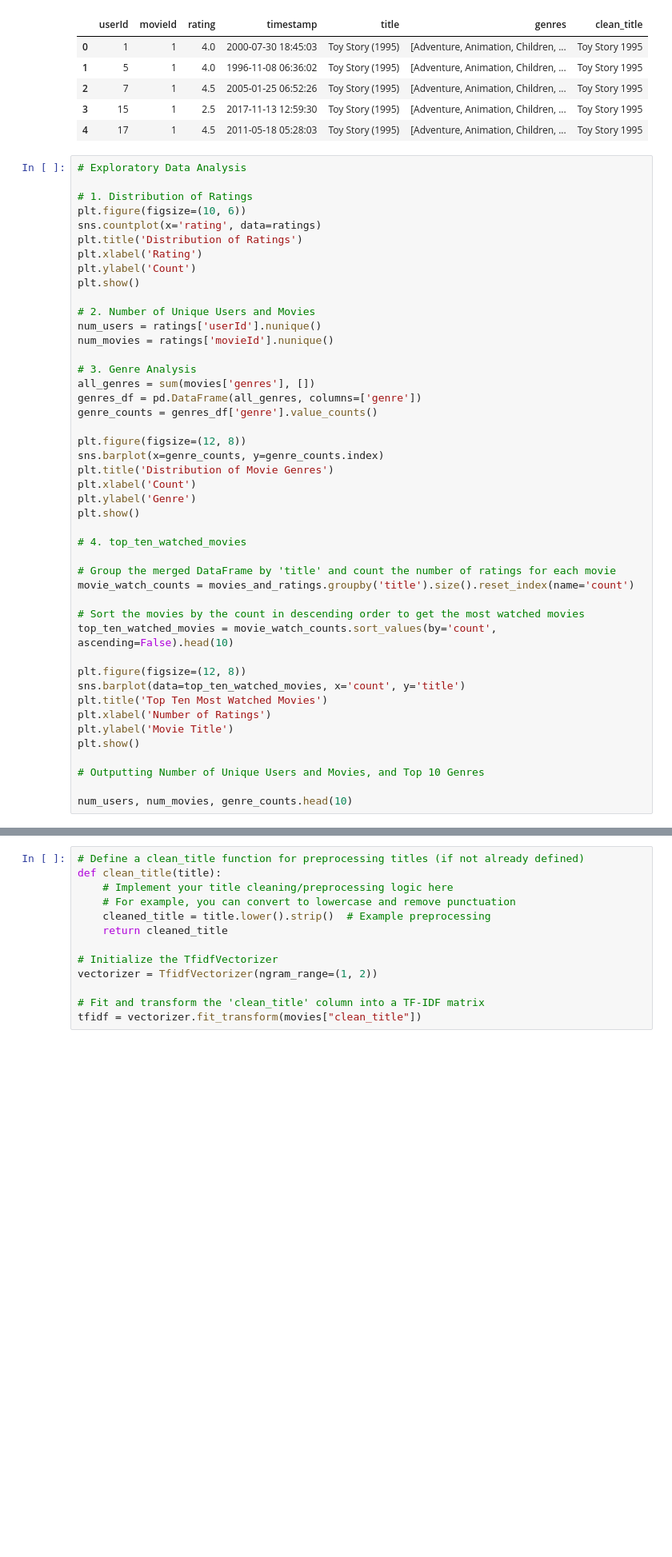
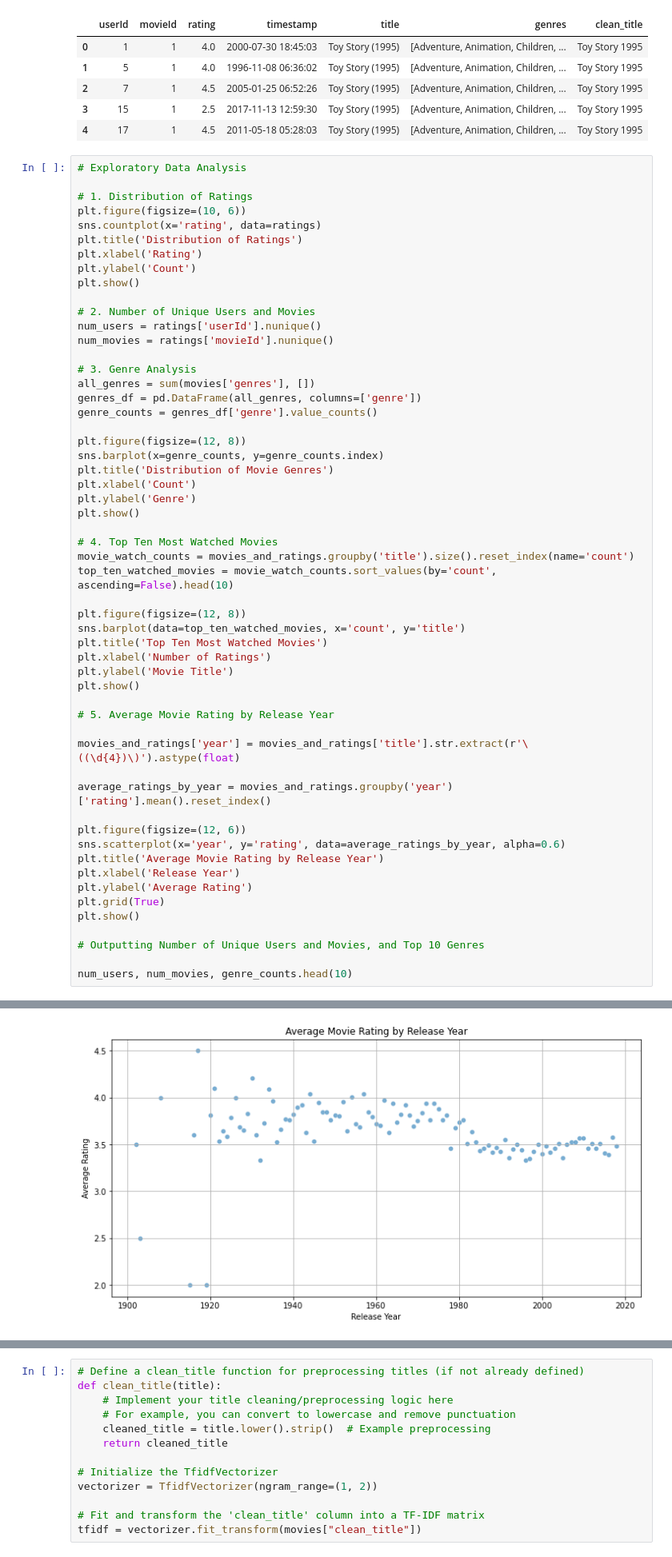
Before and after one commit to omulei/Movie_Recommender_System, a Jupyter notebook: Phase 4 project.ipynb, the cells around one changed output, grey strips where cells are left out. Shown at 80% size. Saved outputs shown, nothing was run; the diff lists cells and outputs as text; blank space fills up the shorter version.

```diff
--- a/Phase 4 project.ipynb
+++ b/Phase 4 project.ipynb
@@ -290,38 +290,49 @@ num_movies = ratings['movieId'].nunique()
 
 # 3. Genre Analysis
 all_genres = sum(movies['genres'], [])
 genres_df = pd.DataFrame(all_genres, columns=['genre'])
 genre_counts = genres_df['genre'].value_counts()
 
 plt.figure(figsize=(12, 8))
 sns.barplot(x=genre_counts, y=genre_counts.index)
 plt.title('Distribution of Movie Genres')
 plt.xlabel('Count')
 plt.ylabel('Genre')
 plt.show()
 
-# 4. top_ten_watched_movies
-
-# Group the merged DataFrame by 'title' and count the number of ratings for each movie
+# 4. Top Ten Most Watched Movies
 movie_watch_counts = movies_and_ratings.groupby('title').size().reset_index(name='count')
-
-# Sort the movies by the count in descending order to get the most watched movies
 top_ten_watched_movies = movie_watch_counts.sort_values(by='count', ascending=False).head(10)
 
 plt.figure(figsize=(12, 8))
 sns.barplot(data=top_ten_watched_movies, x='count', y='title')
 plt.title('Top Ten Most Watched Movies')
 plt.xlabel('Number of Ratings')
 plt.ylabel('Movie Title')
 plt.show()
 
+# 5. Average Movie Rating by Release Year
+
+movies_and_ratings['year'] = movies_and_ratings['title'].str.extract(r'\((\d{4})\)').astype(float)
+
+average_ratings_by_year = movies_and_ratings.groupby('year')['rating'].mean().reset_index()
+
+plt.figure(figsize=(12, 6))
+sns.scatterplot(x='year', y='rating', data=average_ratings_by_year, alpha=0.6)
+plt.title('Average Movie Rating by Release Year')
+plt.xlabel('Release Year')
+plt.ylabel('Average Rating')
+plt.grid(True)
+plt.show()
+
 # Outputting Number of Unique Users and Movies, and Top 10 Genres
 
 num_users, num_movies, genre_counts.head(10)
 # %% [output]
 [figure]
 [figure]
 [figure]
+[figure, added]
 (610,
  9724,
  Drama        4361
```
Also changed, not shown: 4 other files.
